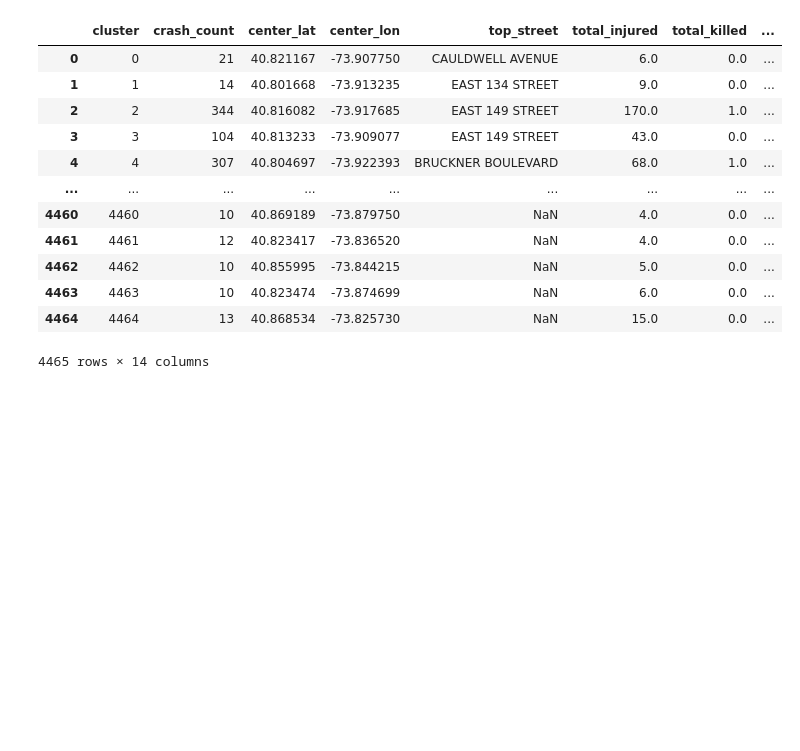
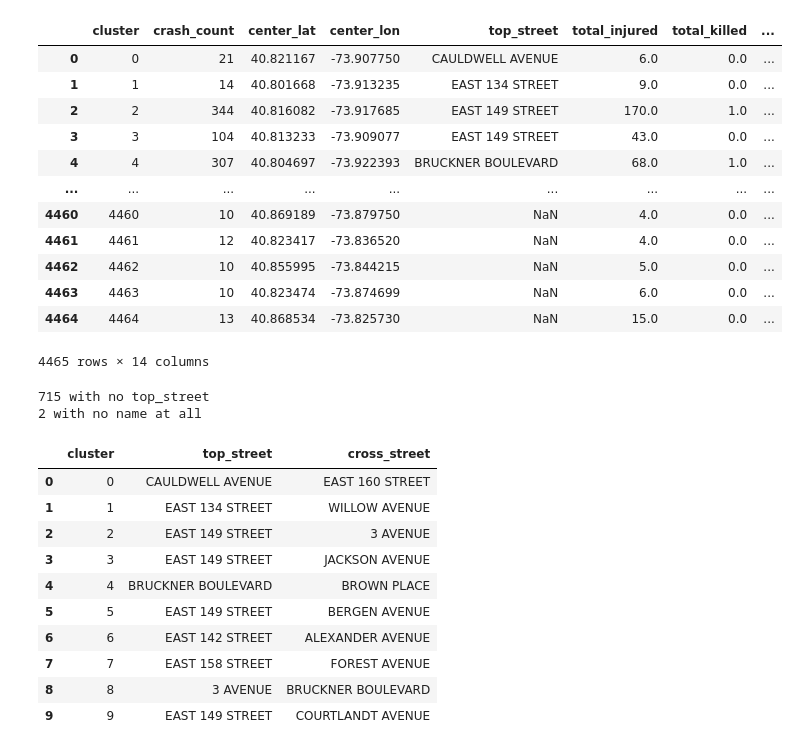
Before and after one commit to TonyMapeke/nyc-collision-clustering, a Jupyter notebook: notebooks/04_severity_weighting.ipynb, the cells around one changed output. Drawn from its saved outputs; the diff is of its cells as text; code cells hidden in the pictures; blank space fills up the shorter version.

Commit message:
Label hotspots with cross street, cutting unnamed hotspots from 715 to 2

```diff
--- a/notebooks/04_severity_weighting.ipynb
+++ b/notebooks/04_severity_weighting.ipynb
@@ -124,5 +124,40 @@ cluster_summary
 | 4463 | 4463 | 10 | 40.823474 | -73.874699 | NaN | 6.0 | 0.0 | ... |
 | 4464 | 4464 | 13 | 40.868534 | -73.825730 | NaN | 15.0 | 0.0 | ... |
 4465 rows × 14 columns
+# %%
+# second street for each hotspot, so labels read "Road & Cross Street"
+# pool on_street and cross_street since NYPD sometimes swaps which one goes where
+def second_street(group, top):
+    names = pd.concat([group['on_street_name'], group['cross_street_name']]).dropna().str.strip().str.upper()
+    names = names[(names != '') & (names != top)]
+    return names.mode()[0] if not names.mode().empty else None
+
+clustered = bronx_matched[bronx_matched['cluster'] != -1]
+top_by_cluster = cluster_summary.set_index('cluster')['top_street'].str.strip().str.upper()
+
+cross_street = clustered.groupby('cluster').apply(
+    lambda g: second_street(g, top_by_cluster.get(g.name))
+).reset_index(name='cross_street')
+
+cluster_summary = cluster_summary.merge(cross_street, on='cluster', how='left')
+cluster_summary['top_street'] = cluster_summary['top_street'].str.strip()  # drop the source data's padding
+
+print(cluster_summary['top_street'].isna().sum(), 'with no top_street')
+print((cluster_summary['top_street'].isna() & cluster_summary['cross_street'].isna()).sum(), 'with no name at all')
+cluster_summary[['cluster', 'top_street', 'cross_street']].head(10)
+# %% [output]
+715 with no top_street
+2 with no name at all
+|  | cluster | top_street | cross_street |
+| 0 | 0 | CAULDWELL AVENUE | EAST 160 STREET |
+| 1 | 1 | EAST 134 STREET | WILLOW AVENUE |
+| 2 | 2 | EAST 149 STREET | 3 AVENUE |
+| 3 | 3 | EAST 149 STREET | JACKSON AVENUE |
+| 4 | 4 | BRUCKNER BOULEVARD | BROWN PLACE |
+| 5 | 5 | EAST 149 STREET | BERGEN AVENUE |
+| 6 | 6 | EAST 142 STREET | ALEXANDER AVENUE |
+| 7 | 7 | EAST 158 STREET | FOREST AVENUE |
+| 8 | 8 | 3 AVENUE | BRUCKNER BOULEVARD |
+| 9 | 9 | EAST 149 STREET | COURTLANDT AVENUE |
 # %%
 cluster_summary.to_csv('../data/processed/bronx_cluster_summary_scored.csv', index=False)
```
Also changed, not shown: 5 other files.
